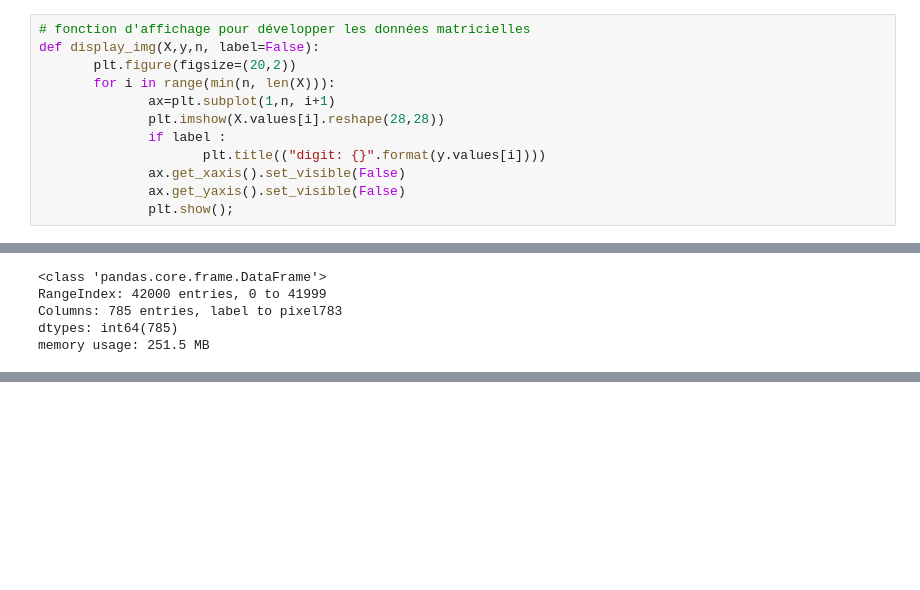
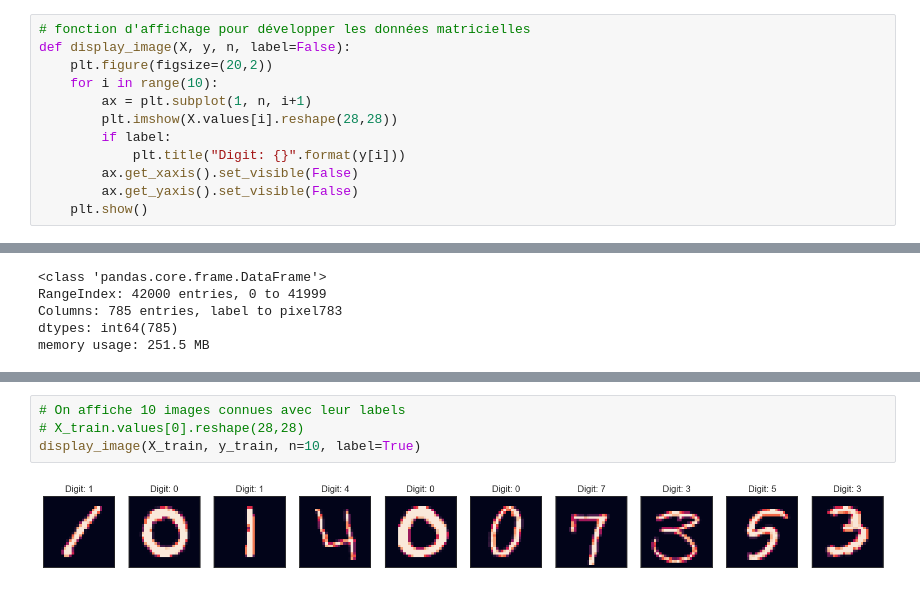
Before and after one commit to Eliottcmu/IA_mnist, a Jupyter notebook: MNIST.ipynb, the cells around one changed output, grey strips where cells are left out. Drawn from its saved outputs; the diff is of its cells as text; blank space fills up the shorter version.

```diff
--- a/MNIST.ipynb
+++ b/MNIST.ipynb
@@ -40,15 +39,15 @@ from keras.optimizers import Adam
 # %%
 # fonction d'affichage pour développer les données matricielles
-def display_img(X,y,n, label=False):
-       plt.figure(figsize=(20,2))
-       for i in range(min(n, len(X))):
-              ax=plt.subplot(1,n, i+1)
-              plt.imshow(X.values[i].reshape(28,28))
-              if label :
-                     plt.title(("digit: {}".format(y.values[i])))
-              ax.get_xaxis().set_visible(False)
-              ax.get_yaxis().set_visible(False)
-              plt.show();
+def display_image(X, y, n, label=False):
+    plt.figure(figsize=(20,2))
+    for i in range(10):
+        ax = plt.subplot(1, n, i+1)
+        plt.imshow(X.values[i].reshape(28,28))
+        if label:
+            plt.title("Digit: {}".format(y[i]))
+        ax.get_xaxis().set_visible(False)
+        ax.get_yaxis().set_visible(False)
+    plt.show()
 # %%
 #lecture des données
 # données d'entrainement et données de test
@@ -69,0 +104,6 @@ memory usage: 251.5 MB
+# %%
+# On affiche 10 images connues avec leur labels
+# X_train.values[0].reshape(28,28)
+display_image(X_train, y_train, n=10, label=True)
+# %% [output]
+[figure, added]
```
Also changed, not shown: parts of 49 cells of this notebook, 1 other file.
